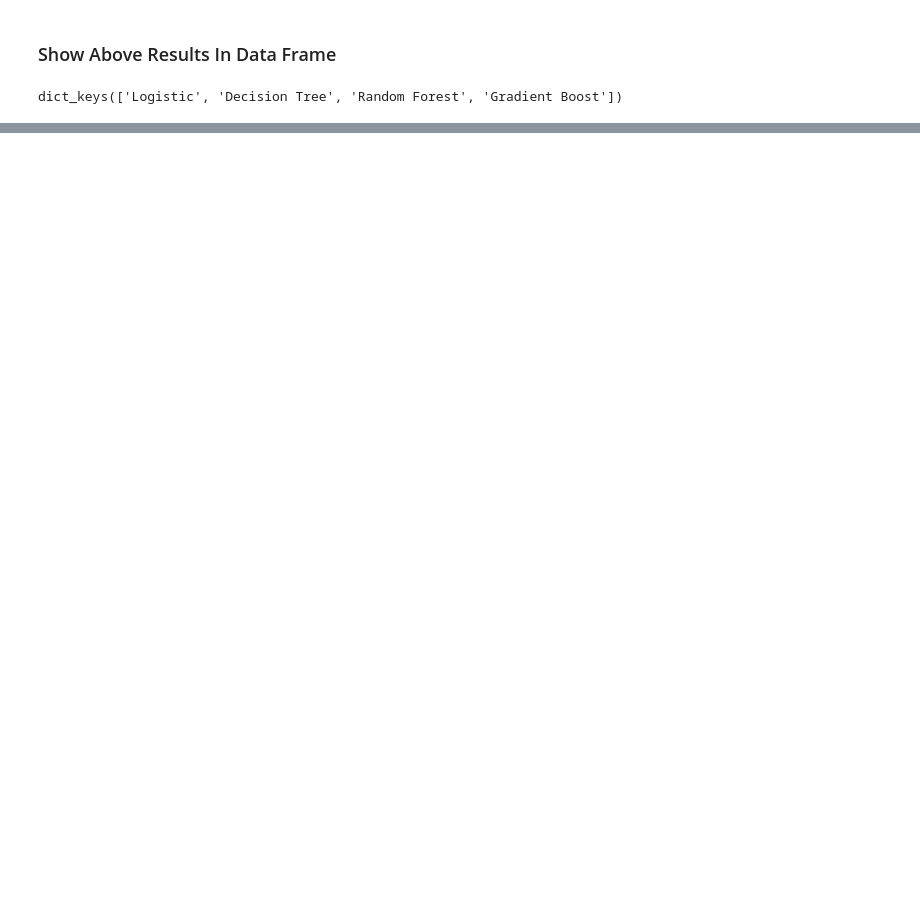
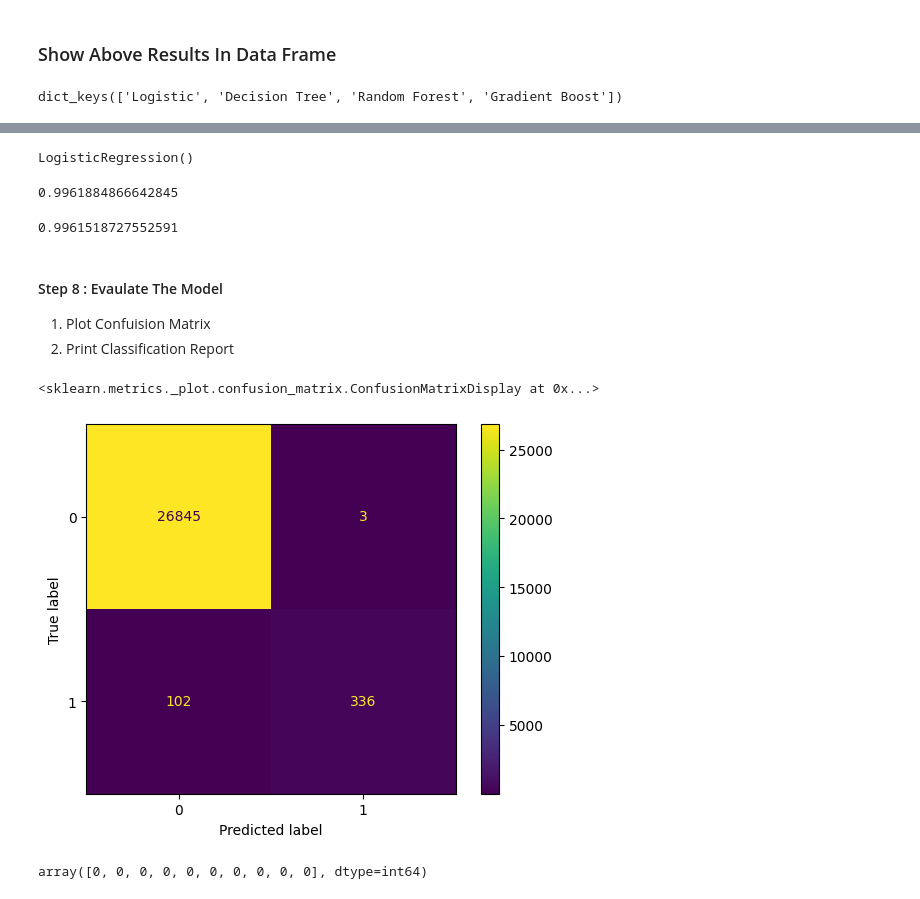
Before and after one commit to KhanFaisa/Machine-Learning-Project, a Jupyter notebook: Classification Project/Machine_Failure.ipynb, the cells around one changed output, grey strips where cells are left out. Drawn from its saved outputs; the diff is of its cells as text; code cells hidden in the pictures; blank space fills up the shorter version.

```diff
--- a/Classification Project/Machine_Failure.ipynb
+++ b/Classification Project/Machine_Failure.ipynb
@@ -265,0 +292,24 @@ dict_keys(['Logistic', 'Decision Tree', 'Random Forest', 'Gradient Boost'])
+# %%
+from sklearn.linear_model import LogisticRegression
+best_model = LogisticRegression()
+best_model.fit(xtrain, ytrain)
+# %% [output]
+LogisticRegression()
+# %%
+best_model.score(xtrain, ytrain)
+# %% [output]
+0.9961884866642845
+# %%
+best_model.score(xtest, ytest)
+# %% [output]
+0.9961518727552591
+# %% [markdown]
+#### Step 8 : Evaulate The Model
+1. Plot Confuision Matrix
+2. Print Classification Report
+# %%
+from sklearn.metrics import ConfusionMatrixDisplay
+ConfusionMatrixDisplay.from_estimator(best_model, xtest, ytest)
+# %% [output]
+<sklearn.metrics._plot.confusion_matrix.ConfusionMatrixDisplay at 0x...>
+[figure, added]
@@ -265,0 +319,4 @@ dict_keys(['Logistic', 'Decision Tree', 'Random Forest', 'Gradient Boost'])
+# %%
+ypred_train[0:10]
+# %% [output]
+array([0, 0, 0, 0, 0, 0, 0, 0, 0, 0], dtype=int64)
```
Also changed, not shown: parts of 29 cells of this notebook, 1 other file.
